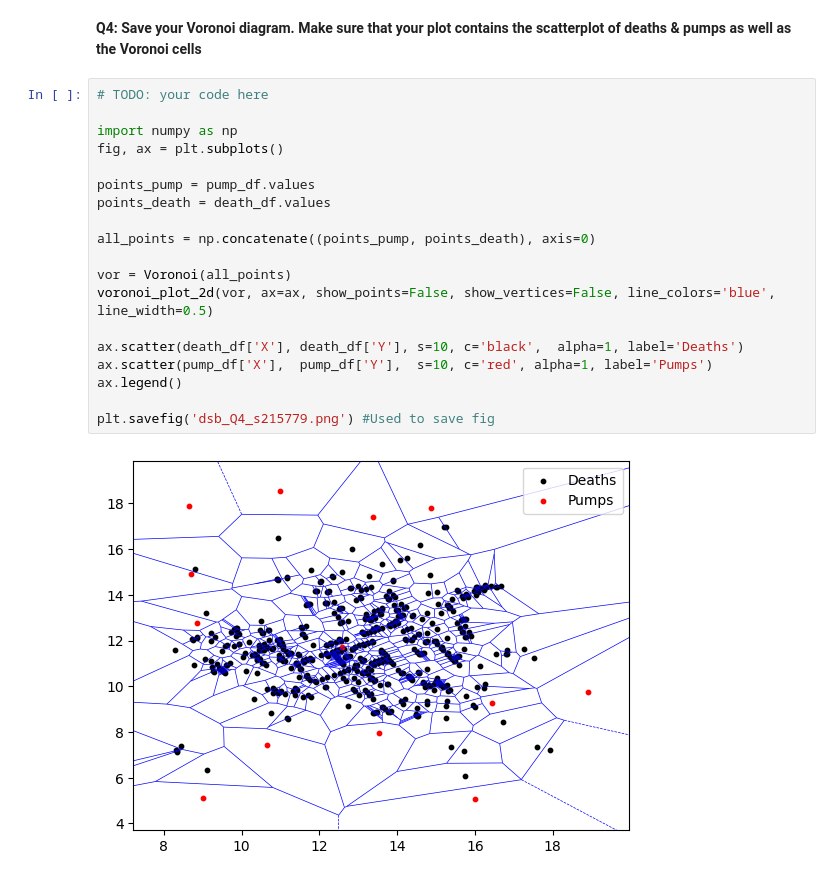
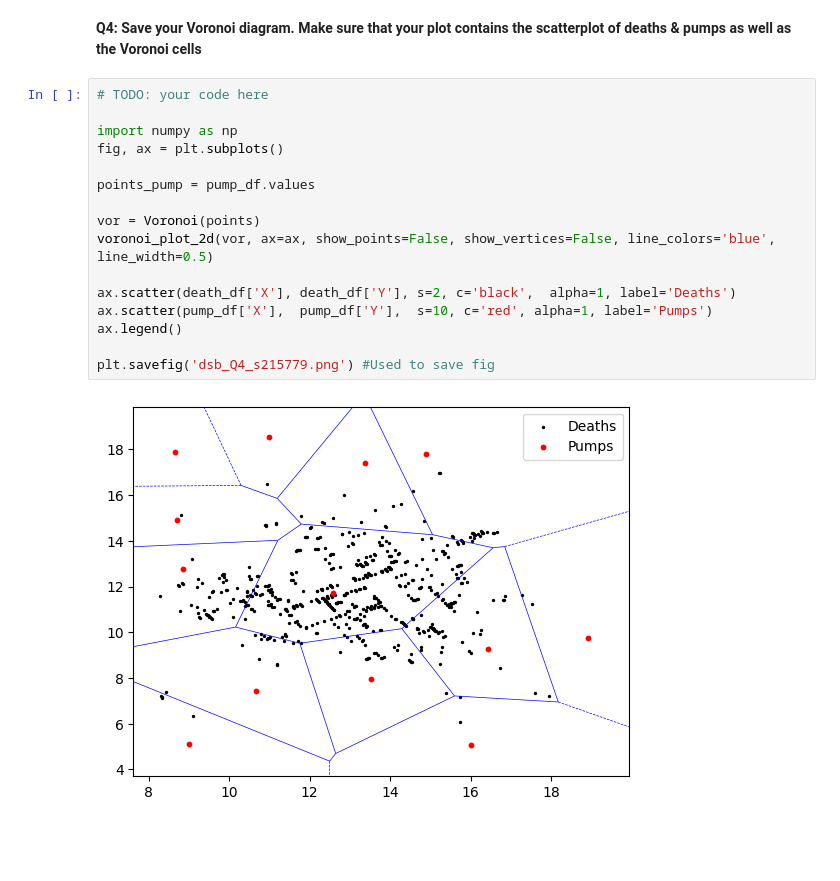
Before and after one commit to DenizIsikli/62444-DataVisualization-Analysis, a Jupyter notebook: Individual_works/oscarMaxwell/dsb_s215779.ipynb, the cells around one changed output. Drawn from its saved outputs; the diff is of its cells as text; blank space fills up the shorter version.

```diff
--- a/Individual_works/oscarMaxwell/dsb_s215779.ipynb
+++ b/Individual_works/oscarMaxwell/dsb_s215779.ipynb
@@ -331,21 +330,18 @@ plt.savefig('foo.png')
 # %%
 # TODO: your code here
 
 import numpy as np
 fig, ax = plt.subplots()
 
 points_pump = pump_df.values
-points_death = death_df.values
 
-all_points = np.concatenate((points_pump, points_death), axis=0)
-
-vor = Voronoi(all_points)
+vor = Voronoi(points)
 voronoi_plot_2d(vor, ax=ax, show_points=False, show_vertices=False, line_colors='blue', line_width=0.5)
 
-ax.scatter(death_df['X'], death_df['Y'], s=10, c='black',  alpha=1, label='Deaths')
+ax.scatter(death_df['X'], death_df['Y'], s=2, c='black',  alpha=1, label='Deaths')
 ax.scatter(pump_df['X'],  pump_df['Y'],  s=10, c='red', alpha=1, label='Pumps')
 ax.legend()
 
 plt.savefig('dsb_Q4_s215779.png') #Used to save fig
 # %% [output]
-[figure, old version]
+[figure, new version]
```
Also changed, not shown: parts of 1 cell of this notebook.
